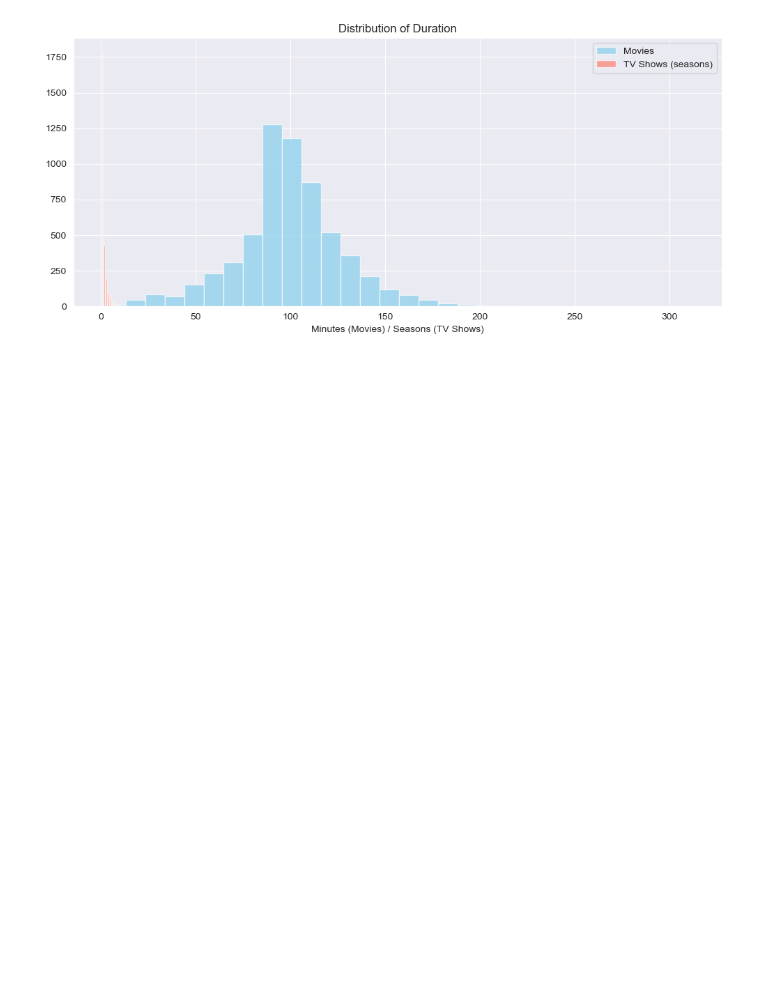
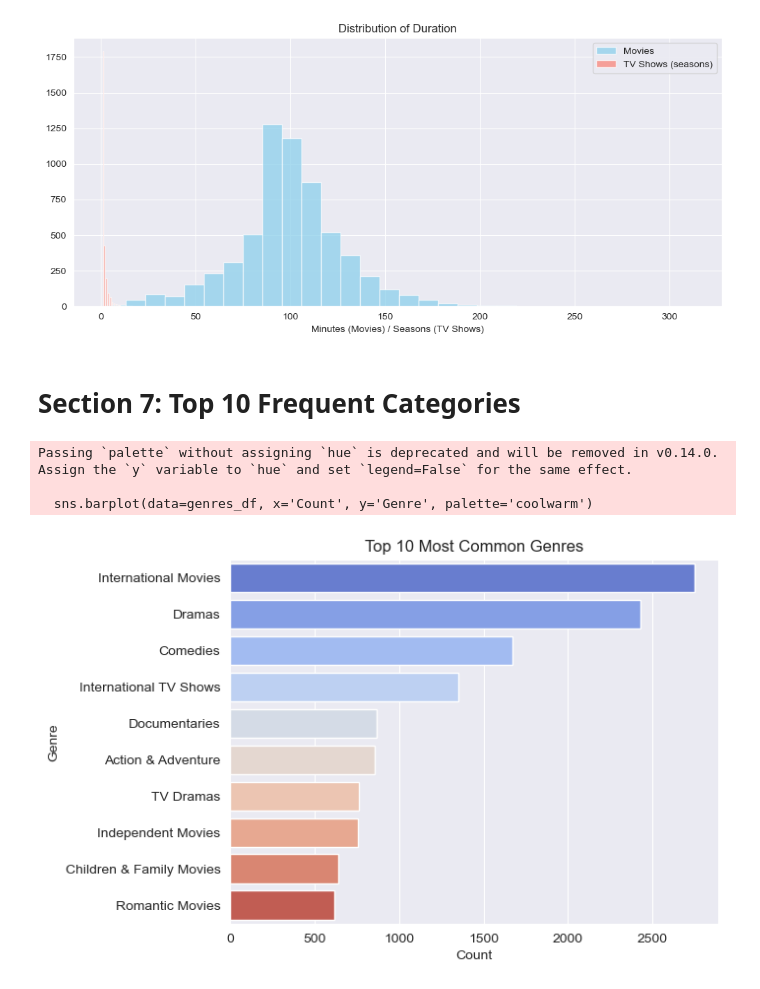
Before and after one commit to aghabidareh/NetflixAnalyzer, a Jupyter notebook: main.ipynb, the cells around one changed output. Drawn from its saved outputs; the diff is of its cells as text; code cells hidden in the pictures; blank space fills up the shorter version.

Commit message:
plots-and-graphs

```diff
--- a/main.ipynb
+++ b/main.ipynb
@@ -151,3 +151,26 @@ Try using .loc[row_indexer,col_indexer] = value instead
 See the caveats in the documentation: https://pandas.pydata.org/pandas-docs/stable/user_guide/indexing.html#returning-a-view-versus-a-copy
   tv_shows['duration_int'] = tv_shows['duration'].str.extract('(\d+)').astype(float)
 [figure]
+# %% [markdown]
+# Section 7: Top 10 Frequent Categories
+# %%
+from collections import Counter
+import itertools
+
+# Flatten and count genres
+genres = df['listed_in'].dropna().apply(lambda x: [i.strip() for i in x.split(',')])
+all_genres = list(itertools.chain(*genres))
+top_genres = Counter(all_genres).most_common(10)
+
+# Convert to dataframe for plotting
+genres_df = pd.DataFrame(top_genres, columns=['Genre', 'Count'])
+
+# Plot
+sns.barplot(data=genres_df, x='Count', y='Genre', palette='coolwarm')
+plt.title("Top 10 Most Common Genres")
+plt.show()
+# %% [output]
+Passing `palette` without assigning `hue` is deprecated and will be removed in v0.14.0. Assign the `y` variable to `hue` and set `legend=False` for the same effect.
+
+  sns.barplot(data=genres_df, x='Count', y='Genre', palette='coolwarm')
+[figure, added]
```
